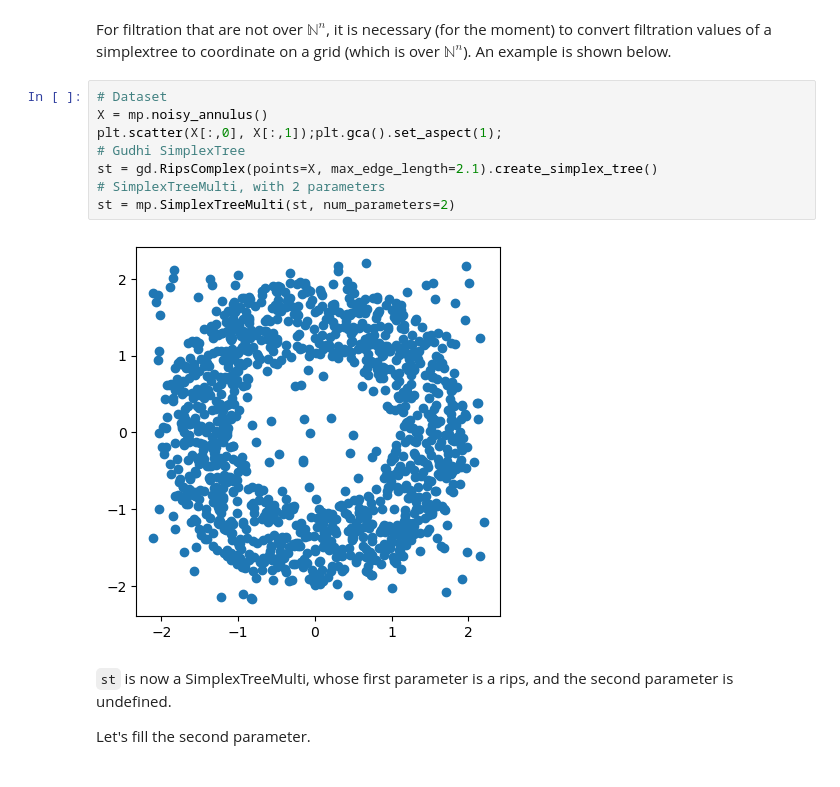
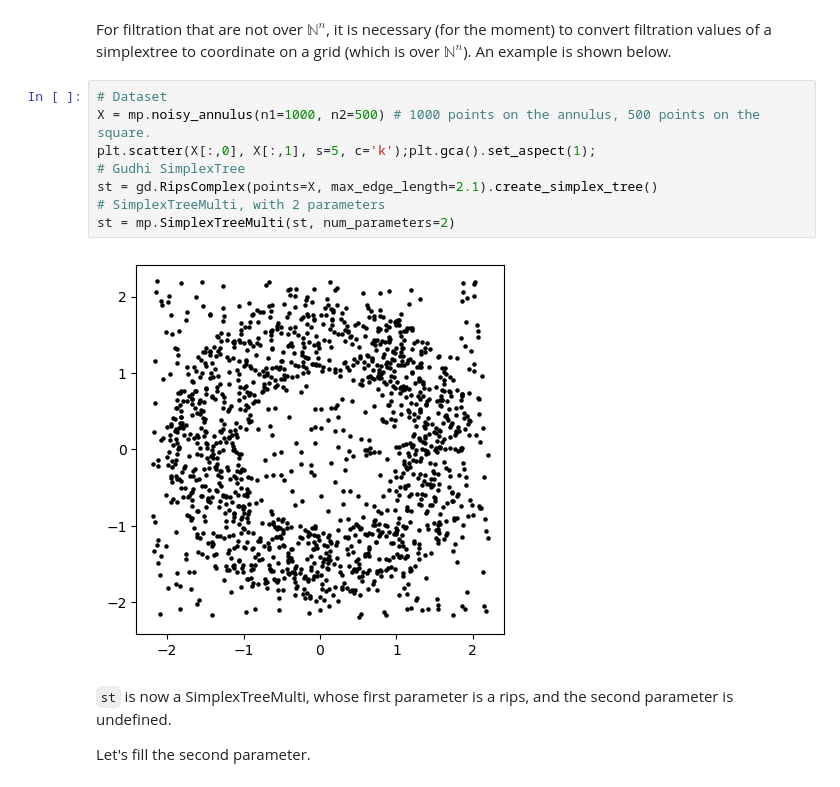
Before and after one commit to DavidLapous/multipers-signed-measure, a Jupyter notebook: tutorial/simplex_tree_by_hand.ipynb, the cells around one changed output. Cells and saved outputs as stored; diff of their text form.

```diff
--- a/tutorial/simplex_tree_by_hand.ipynb
+++ b/tutorial/simplex_tree_by_hand.ipynb
@@ -61,14 +61,14 @@ mp.signed_measure(st, zero_pad=False)
 For filtration that are not over $\mathbb N^n$, it is necessary (for the moment) to convert filtration values of a simplextree to coordinate on a grid (which is over $\mathbb N^n$). An example is shown below.
 # %%
 # Dataset
-X = mp.noisy_annulus()
-plt.scatter(X[:,0], X[:,1]);plt.gca().set_aspect(1);
+X = mp.noisy_annulus(n1=1000, n2=500) # 1000 points on the annulus, 500 points on the square.
+plt.scatter(X[:,0], X[:,1], s=5, c='k');plt.gca().set_aspect(1);
 # Gudhi SimplexTree
 st = gd.RipsComplex(points=X, max_edge_length=2.1).create_simplex_tree()
 # SimplexTreeMulti, with 2 parameters
 st = mp.SimplexTreeMulti(st, num_parameters=2)
 # %% [output]
-[figure, old version]
+[figure, new version]
 # %% [markdown]
 `st` is now a SimplexTreeMulti, whose first parameter is a rips, and the second parameter is undefined.
 
```
Also changed, not shown: parts of 10 cells of this notebook, 8 other files.
